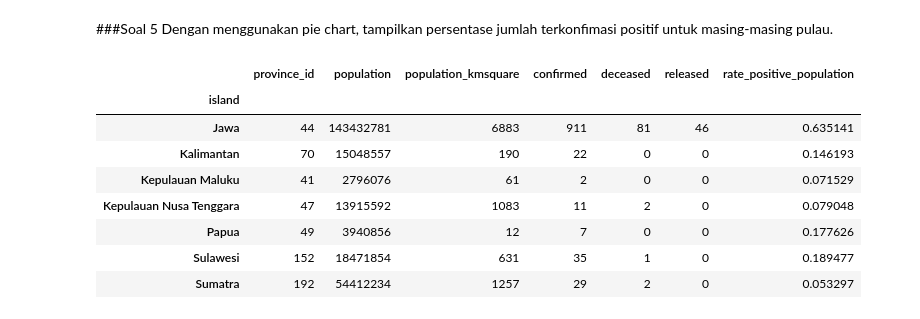
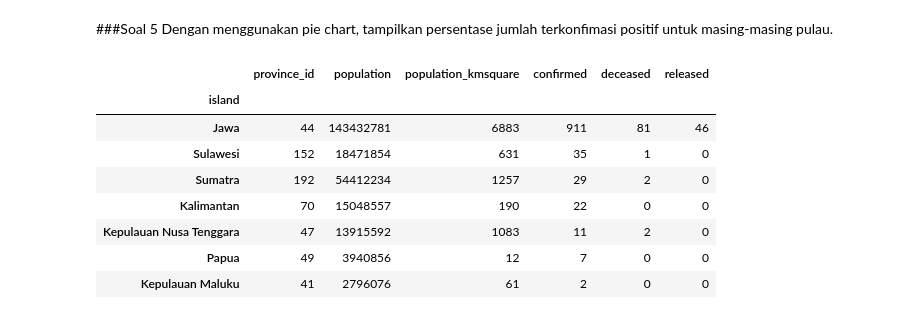
Before and after one commit to FarizMR/Learn-Data-Visual, a Jupyter notebook: Midterm Visdat.ipynb, the cells around one changed output. Drawn from its saved outputs; the diff is of its cells as text; code cells hidden in the pictures.

```diff
--- a/Midterm Visdat.ipynb
+++ b/Midterm Visdat.ipynb
@@ -193,19 +193,17 @@ soal4.sort_values('rate_positive_kmsquare', ascending = False).head(3)
 # %% [markdown]
 ###Soal 5
 Dengan menggunakan pie chart, tampilkan persentase jumlah terkonfimasi positif untuk masing-masing pulau.
-# %%
-soal5 = df.groupby('island', axis=0).sum()
-soal5['rate_positive_population'] = (soal5['confirmed']/soal5['population'])*100000
-#Dikali dengan 100,000 karena angka yang dihasilkan terlalu kecil
-soal5
-# %% [output]
-|  | province_id | population | population_kmsquare | confirmed | deceased | released | rate_positive_population |
-| island |  |  |  |  |  |  |  |
-| Jawa | 44 | 143432781 | 6883 | 911 | 81 | 46 | 0.635141 |
-| Kalimantan | 70 | 15048557 | 190 | 22 | 0 | 0 | 0.146193 |
-| Kepulauan Maluku | 41 | 2796076 | 61 | 2 | 0 | 0 | 0.071529 |
-| Kepulauan Nusa Tenggara | 47 | 13915592 | 1083 | 11 | 2 | 0 | 0.079048 |
-| Papua | 49 | 3940856 | 12 | 7 | 0 | 0 | 0.177626 |
-| Sulawesi | 152 | 18471854 | 631 | 35 | 1 | 0 | 0.189477 |
-| Sumatra | 192 | 54412234 | 1257 | 29 | 2 | 0 | 0.053297 |
+# %%
+soal5 = df.groupby('island', axis=0).sum().sort_values('confirmed', ascending = False)
+soal5
+# %% [output]
+|  | province_id | population | population_kmsquare | confirmed | deceased | released |
+| island |  |  |  |  |  |  |
+| Jawa | 44 | 143432781 | 6883 | 911 | 81 | 46 |
+| Sulawesi | 152 | 18471854 | 631 | 35 | 1 | 0 |
+| Sumatra | 192 | 54412234 | 1257 | 29 | 2 | 0 |
+| Kalimantan | 70 | 15048557 | 190 | 22 | 0 | 0 |
+| Kepulauan Nusa Tenggara | 47 | 13915592 | 1083 | 11 | 2 | 0 |
+| Papua | 49 | 3940856 | 12 | 7 | 0 | 0 |
+| Kepulauan Maluku | 41 | 2796076 | 61 | 2 | 0 | 0 |
 # %%
```
Also changed, not shown: parts of 3 cells of this notebook.
